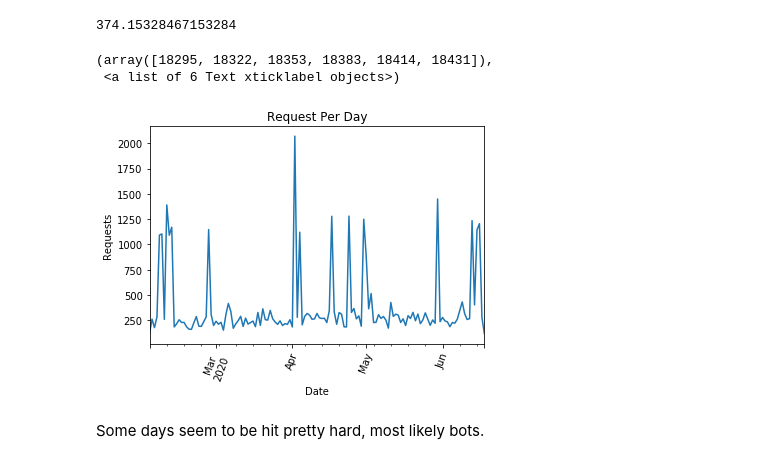
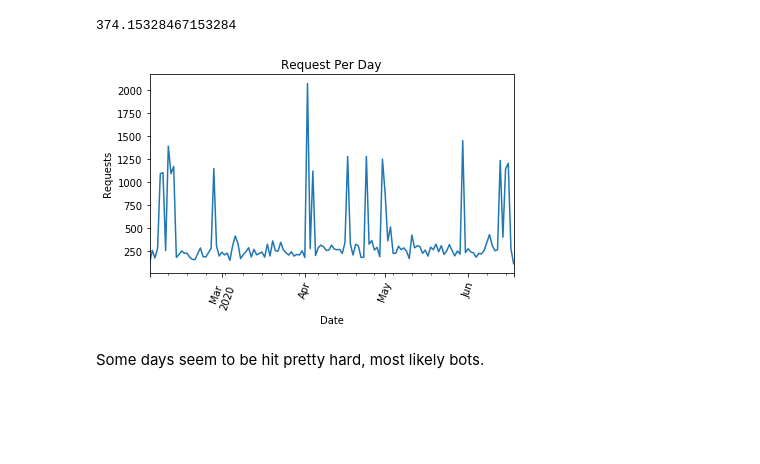
Before and after one commit to nicholascannon/webserver-logs-etl, a Jupyter notebook: Analysis.ipynb, the cells around one changed output. Cells and saved outputs as stored; diff of their text form; code cells hidden in the pictures; blank space fills up the shorter version.

```diff
--- a/Analysis.ipynb
+++ b/Analysis.ipynb
@@ -70,13 +70,13 @@ daily_traffic.mean()
 # %%
 daily_traffic.plot()
 plt.title('Request Per Day')
 plt.xlabel('Date')
 plt.ylabel('Requests')
 plt.xticks(rotation=70)
+plt.tight_layout()
+plt.savefig('plots/requests-per-day')
 # %% [output]
-(array([18295, 18322, 18353, 18383, 18414, 18431]),
- <a list of 6 Text xticklabel objects>)
-[figure, old version]
+[figure, new version]
 # %% [markdown]
 Some days seem to be hit pretty hard, most likely bots.
 # %% [markdown]
```
Also changed, not shown: parts of 6 cells of this notebook, 8 other files.
